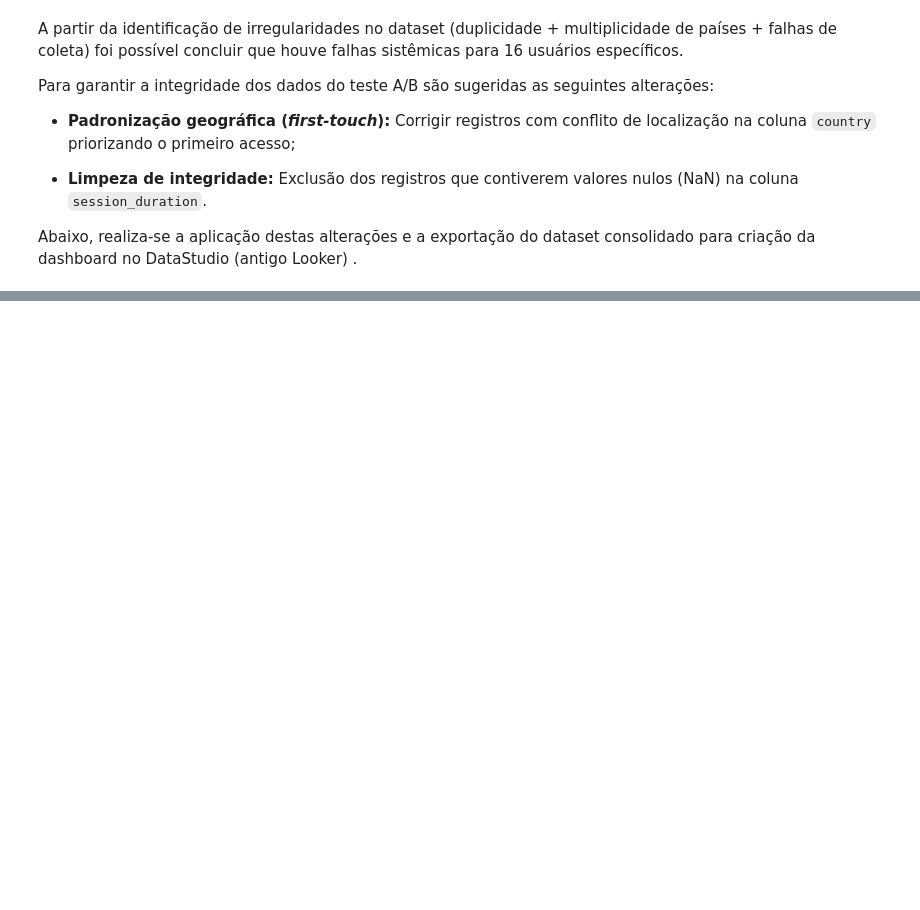
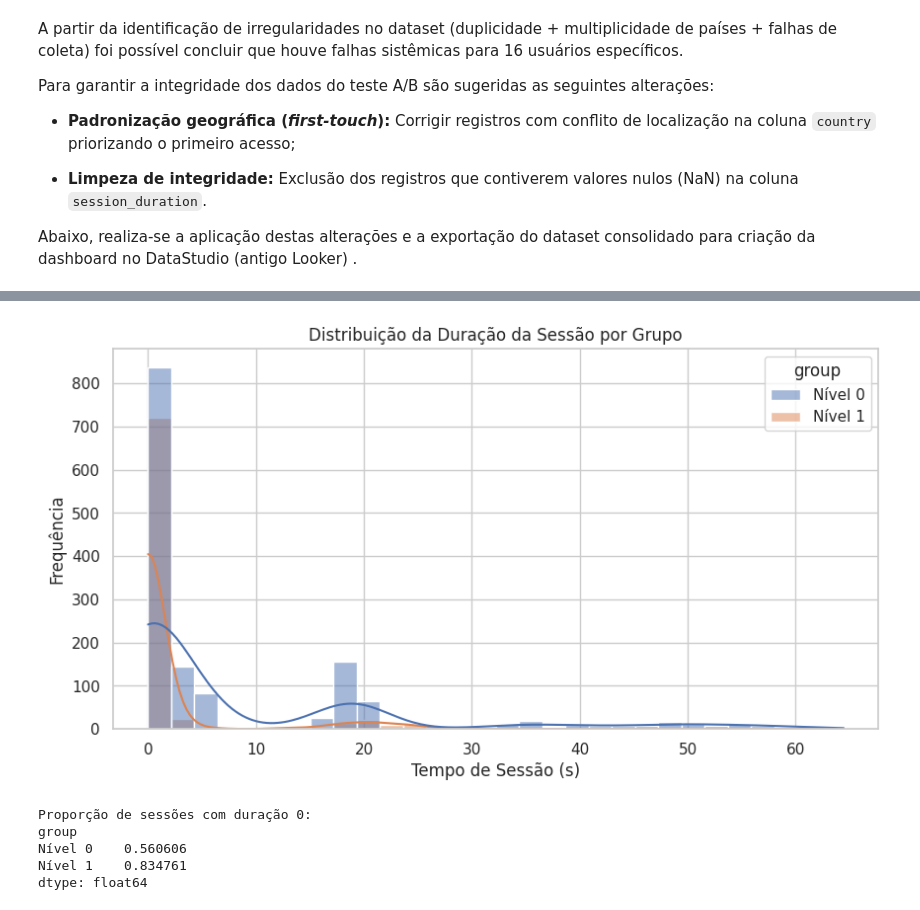
Before and after one commit to jandrexm/menu-lateral, a Jupyter notebook: notebook-analise.ipynb, the cells around one changed output, grey strips where cells are left out. Saved outputs shown, nothing was run; the diff lists cells and outputs as text; code cells hidden in the pictures; blank space fills up the shorter version.

Commit message:
feat: adiciona tratamento e limpeza dos dados

```diff
--- a/notebook-analise.ipynb
+++ b/notebook-analise.ipynb
@@ -175,0 +230,29 @@ Tratamento concluído!
+# %%
+
+
+# Configuração do estilo para ficar com cara de relatório
+sns.set_theme(style="whitegrid")
+
+# Criando o gráfico
+plt.figure(figsize=(10, 5))
+sns.histplot(data=dados_finais, x='session_duration', hue='group', kde=True, bins=30)
+
+plt.title('Distribuição da Duração da Sessão por Grupo')
+plt.xlabel('Tempo de Sessão (s)')
+plt.ylabel('Frequência')
+plt.show()
+# %% [output]
+[figure, added]
+# %%
+# Verificando se os zeros estão concentrados em um grupo ou espalhados
+audit_zeros = dados_finais[dados_finais['session_duration'] == 0].groupby('group').size()
+total_por_grupo = dados_finais.groupby('group').size()
+
+print("Proporção de sessões com duração 0:")
+print(audit_zeros / total_por_grupo)
+# %% [output]
+Proporção de sessões com duração 0:
+group
+Nível 0    0.560606
+Nível 1    0.834761
+dtype: float64
```
Also changed, not shown: parts of 10 cells of this notebook, 2 other files.
